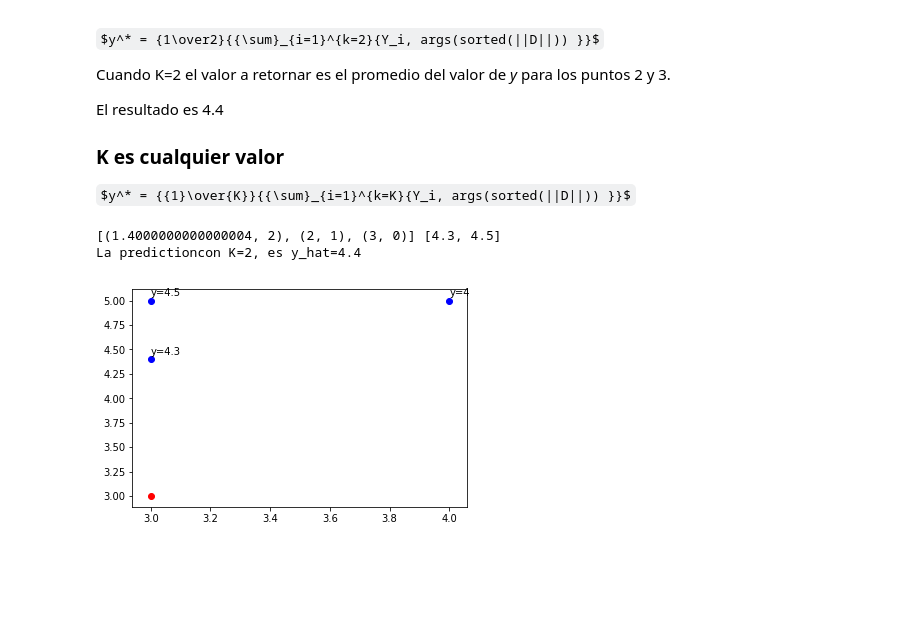
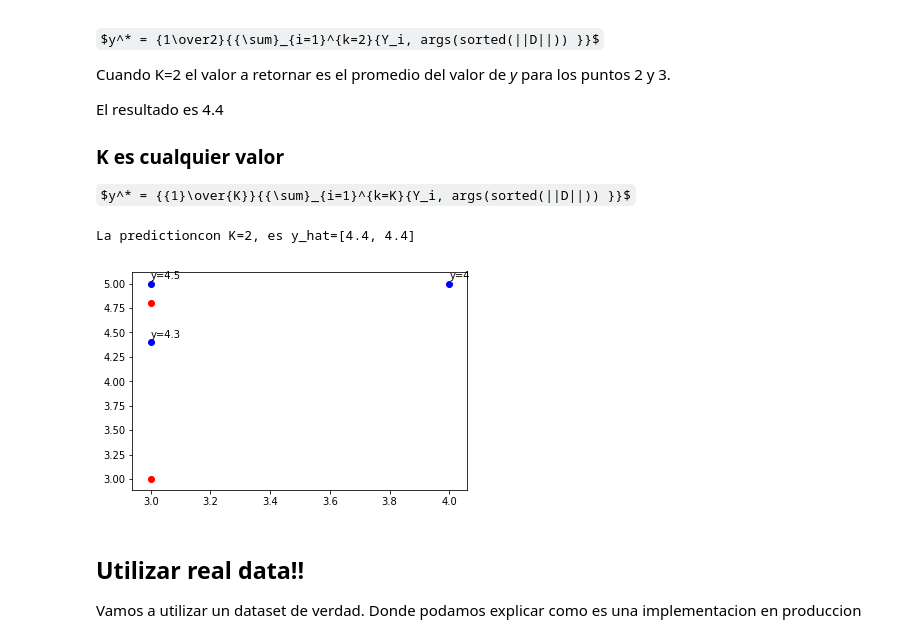
Before and after one commit to jdramirez/UCO_ML_AI, a Jupyter notebook: src/notebook/Basic_KNN.ipynb, the cells around one changed output. Drawn from its saved outputs; the diff is of its cells as text; code cells hidden in the pictures; some formulas as TeX source; blank space fills up the shorter version.

```diff
--- a/src/notebook/Basic_KNN.ipynb
+++ b/src/notebook/Basic_KNN.ipynb
@@ -52,26 +53,32 @@ import pandas as pd
 %matplotlib inline
 # %%
 class KNN:
-    def __init__(self, K):
+    def __init__(self, K, classifier=False):
         self.K = K
-
+        self.classifier = classifier
     def train(self, X, y):
         self.X = X
         self.y = y
 
     def predict(self, X_new):
-        n = len(X)
-        dis = []
-        i = 0
-        for rows in X:
-            measure_dis = 0
-            for j in range(len(rows)):
-                measure_dis += abs(rows[j] - X_new[j])
-            dis.append((measure_dis,i))
-            i = i + 1
-        dis = sorted(dis, key=lambda dis: dis[0])
-        y_hat =  np.mean([y[elm_d[1]] for elm_d in dis[:self.K]])
-
+        n = len(self.X)
+        y_hat = []
+        for X_new_i in X_new:
+            dis = []
+            i = 0
+            for rows in self.X:
+                measure_dis = 0
+                for j in range(len(rows)):
+                    measure_dis += abs(rows[j] - X_new_i[j])
+                dis.append((measure_dis,i))
+                i = i + 1
+            dis = sorted(dis, key=lambda dis: dis[0])
+            if self.classifier:
+                y_hat_i =  stats.mode([self.y[elm_d[1]]
+                                       for elm_d in dis[:self.K]])[0][0]
+            else:
+                y_hat_i =  np.mean([self.y[elm_d[1]] for elm_d in dis[:self.K]])
+            y_hat.append(y_hat_i)
         return y_hat
 # %%
 K = 2
@@ -79,19 +86,22 @@ knn = KNN(K)
 X = [[4,5],[3,5],[3,4.4]]
 y = [4, 4.5, 4.3]
 knn.train(X,y)
-new_dato =  [3, 3]
-y_hat = knn.predict(new_dato)
+new_datos =  [[3, 3],[3, 4.8]]
+y_hat = knn.predict(new_datos)
 print("La predictioncon K={0}, es y_hat={1}".format(K,y_hat))
 # %% [output]
-[(1.4000000000000004, 2), (2, 1), (3, 0)] [4.3, 4.5]
-La predictioncon K=2, es y_hat=4.4
+La predictioncon K=2, es y_hat=[4.4, 4.4]
 # %%
 fig, ax = plt.subplots()
 marg = 0.05
 ax.scatter(np.array(X)[:,0], np.array(X)[:,1],c='b')
 for row,y_text in zip(np.array(X),y):
     ax.text(row[0], row[1]+marg, "y=%s"%y_text)
-ax.scatter(new_dato[0],new_dato[1],c='r')
+for new_dato in new_datos:
+    ax.scatter(new_dato[0],new_dato[1],c='r')
 plt.show()
 # %% [output]
-[figure, old version]
+[figure, new version]
+# %% [markdown]
+## Utilizar real data!!
+Vamos a utilizar un dataset de verdad. Donde podamos explicar como es una implementacion en produccion
```
Also changed, not shown: parts of 26 cells of this notebook.
